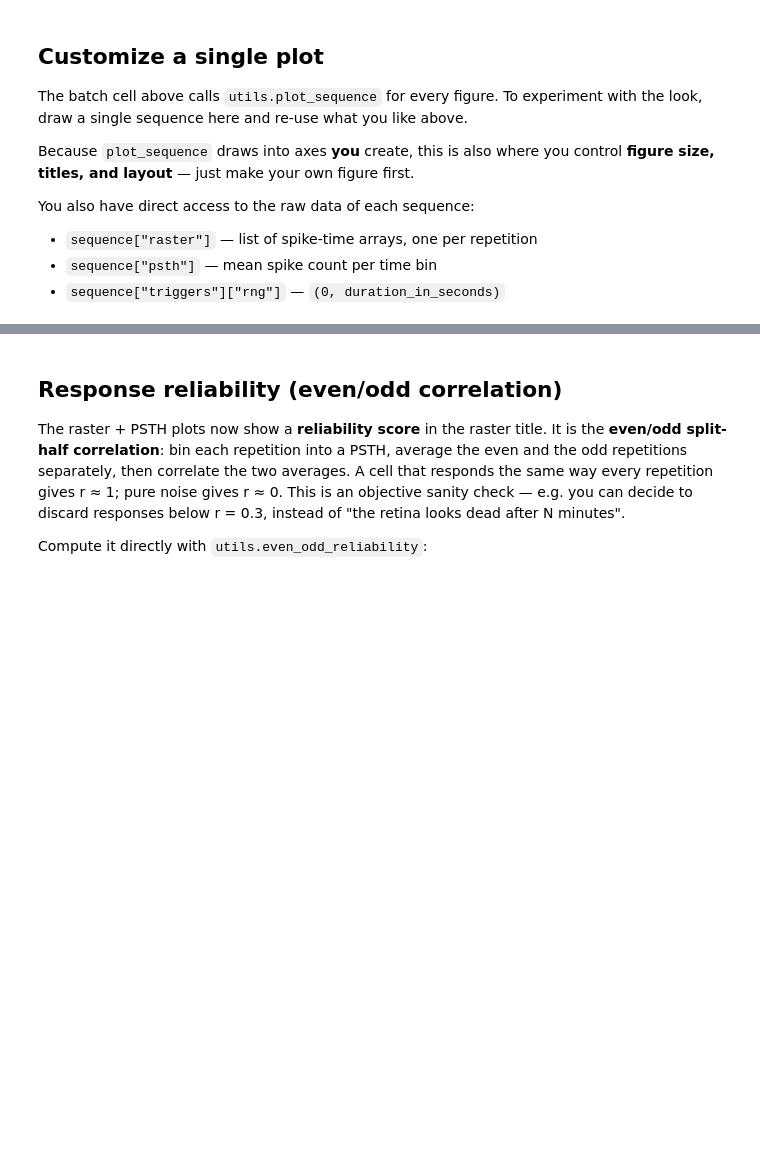
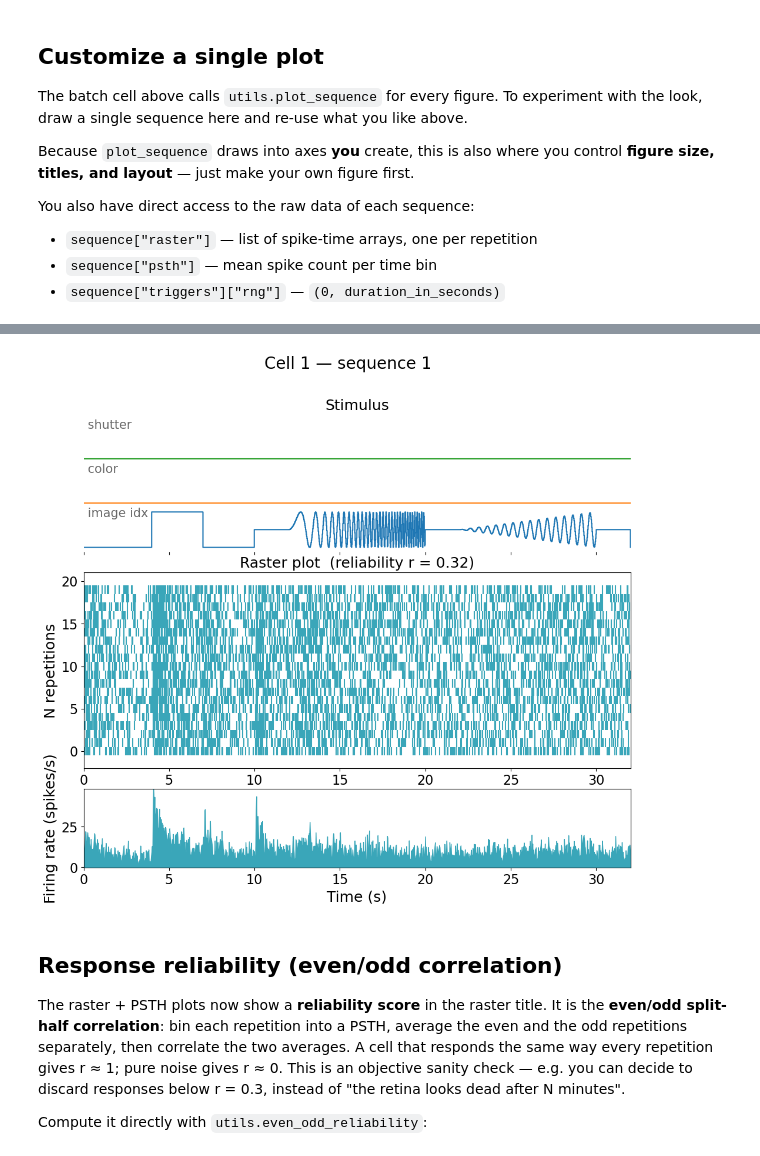
Before and after one commit to retinal-information-processing-lab/Standard_analysis_pipeline, a Jupyter notebook: 6_Standard_Vec_Analysis.ipynb, the cells around one changed output, grey strips where cells are left out. Drawn from its saved outputs; the diff is of its cells as text; code cells hidden in the pictures; blank space fills up the shorter version.

Commit message:
Options to visualize VEC columns in standard VEC analysis

```diff
--- a/6_Standard_Vec_Analysis.ipynb
+++ b/6_Standard_Vec_Analysis.ipynb
@@ -57,12 +64,15 @@ analysis_directory = os.path.normpath(
 os.makedirs(analysis_directory, exist_ok=True)
 
 # ---- Choose and load the vec (stimulus) file ---------------------------
-vec_directory = os.path.join(params.root, "VEC_Files")
-vec_number, vec_filename = utils.prompt_user_for_vec_file(vec_directory)
+# Stimulus files live in params.stim_directory (RessourcesAndTools/StandardVec), like the
+# other analyses. Set the one you most often analyse as the default; you can always pick
+# another when prompted (press Enter to accept the default).
+default_vec_file = "01_DG_50hz_10reps_8dir_2sT_std.vec"
+vec_path = utils.find_vec_file(default_vec_file, params.stim_directory)
 
 # The vec's last column is the sequence key of each trigger.
 # The first line is a header (not a trigger), so we drop it.
-vec = np.loadtxt(os.path.join(vec_directory, vec_filename))[1:, :]
+vec = np.loadtxt(vec_path)[1:, :]
 vec_keys = vec[:, -1]
 print(f"Vec file length (number of triggers): {len(vec_keys)}")
 
@@ -216,3 +278,22 @@ plt.show()
+# %%
+# Which vec columns to show as stimulus tracks, as (column_index, "label") pairs.
+# Column meanings are stimulus-specific — adapt these to your vec file.
+stimulus_columns = [(1, "image idx"), (2, "color"), (3, "shutter")]
+
+fig = utils.plot_sequence_with_stimulus(
+    sequence,               # the cell x sequence chosen above
+    vec,                    # the full vec array loaded at the top
+    sequence_to_show,       # sequence key, used to pull that sequence's stimulus frames
+    columns=stimulus_columns,
+    color="#3AA6B9",
+    smoothing=0.2,
+    fontsize=18,
+    n_digit_for_rep=n_digit_for_rep,
+)
+fig.suptitle(f"Cell {cell_to_show} — sequence {sequence_to_show}", fontsize=20)
+plt.show()
+# %% [output]
+[figure, added]
 # %% [markdown]
 ## Response reliability (even/odd correlation)
 
```
Also changed, not shown: parts of 10 cells of this notebook, 2 other files.
